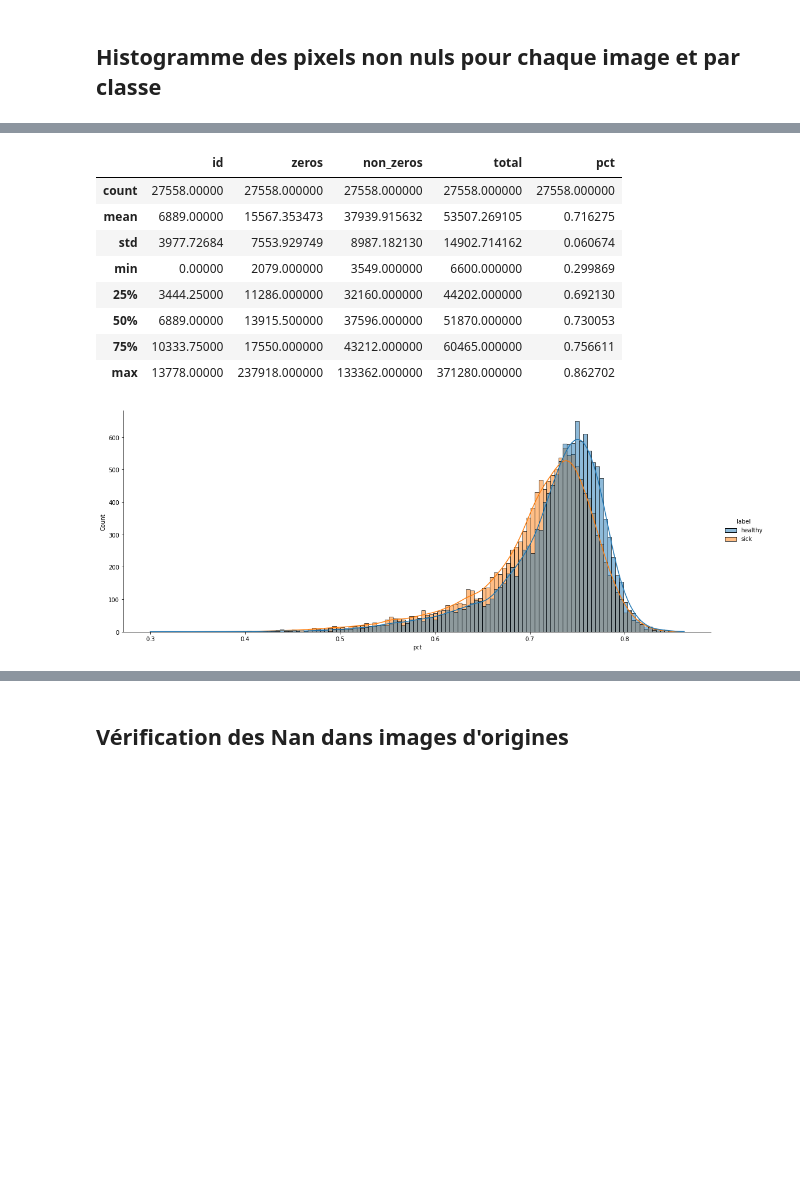
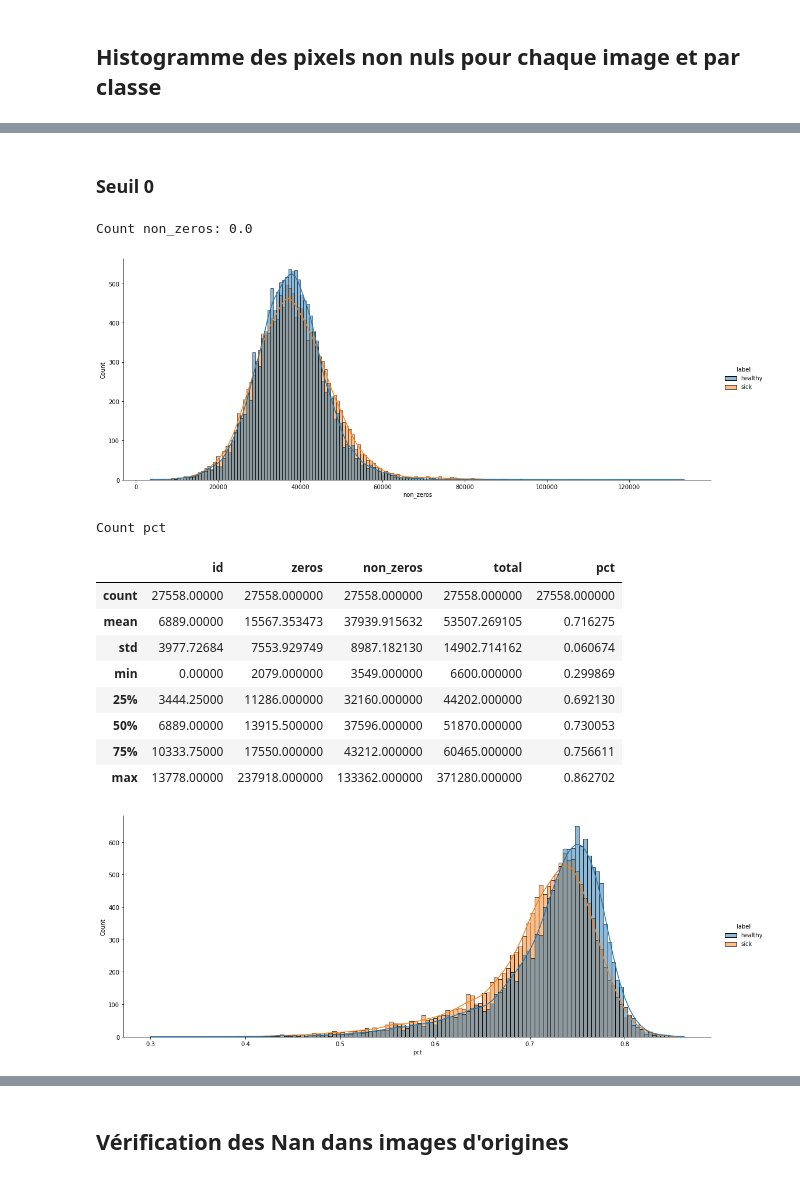
Before and after one commit to kbenmus02/A62-EquipeCV, a Jupyter notebook: notebook/iteration_1_eda_2.ipynb, the cells around one changed output, grey strips where cells are left out. Cells and saved outputs as stored; diff of their text form; code cells hidden in the pictures; blank space fills up the shorter version.

Commit message:
push version seuil

```diff
--- a/notebook/iteration_1_eda_2.ipynb
+++ b/notebook/iteration_1_eda_2.ipynb
@@ -103,18 +103,13 @@ DF_PIXEL_COUNT_ZERO_COL = 1
 DF_PIXEL_COUNT_NON_ZERO_COL = 2
 DF_PIXEL_COUNT_TOTAL_COL = 3
 
-def pixel_count(df_path_img: pd.DataFrame) -> np.array:
+def pixel_count(df_path_img: pd.DataFrame, threshold: float) -> np.array:
     result = np.zeros((len(df_path_img.path_img),4))
     for i, path_img in enumerate(tqdm(df_path_img.path_img)):
         img_arr = cv2.imread(path_img, flags = IMG_IN_COLOR)
-
         result[i,DF_PIXEL_COUNT_ID_COL] = i
-        result[i,DF_PIXEL_COUNT_ZERO_COL] = np.count_nonzero(img_arr == 0)
-        result[i,DF_PIXEL_COUNT_NON_ZERO_COL] = np.count_nonzero(img_arr != 0)
+        result[i,DF_PIXEL_COUNT_ZERO_COL] = np.count_nonzero(img_arr <= threshold)
+        result[i,DF_PIXEL_COUNT_NON_ZERO_COL] = np.count_nonzero(img_arr > threshold)
         result[i,DF_PIXEL_COUNT_TOTAL_COL] = len(img_arr.ravel())
 
     return result
-# %%
-pixel_count_healthy = pixel_count(df_path_img_healthy)
-# %%
-pixel_count_sick = pixel_count(df_path_img_sick)
@@ -135,17 +116,37 @@ df_pixel_count["pct"] = df_pixel_count["non_zeros"] / df_pixel_count["total"]
-# %%
-df_pixel_count.describe()
-# %% [output]
-|  | id | zeros | non_zeros | total | pct |
-| count | 27558.00000 | 27558.000000 | 27558.000000 | 27558.000000 | 27558.000000 |
-| mean | 6889.00000 | 15567.353473 | 37939.915632 | 53507.269105 | 0.716275 |
-| std | 3977.72684 | 7553.929749 | 8987.182130 | 14902.714162 | 0.060674 |
-| min | 0.00000 | 2079.000000 | 3549.000000 | 6600.000000 | 0.299869 |
-| 25% | 3444.25000 | 11286.000000 | 32160.000000 | 44202.000000 | 0.692130 |
-| 50% | 6889.00000 | 13915.500000 | 37596.000000 | 51870.000000 | 0.730053 |
-| 75% | 10333.75000 | 17550.000000 | 43212.000000 | 60465.000000 | 0.756611 |
-| max | 13778.00000 | 237918.000000 | 133362.000000 | 371280.000000 | 0.862702 |
-# %%
-sns.displot(data = df_pixel_count, x = df_pixel_count["pct"], kde = True, hue = "label", aspect=2.5, height=6)
-plt.show()
-# %% [output]
-[figure, removed]
+# %% [markdown]
+### Seuil 0
+# %%
+def plot_pixel_count(df_path_img_healthy: pd.DataFrame, df_path_img_sick: pd.DataFrame, threshold: float):
+    pixel_count_healthy = pixel_count(df_path_img_healthy, threshold)
+    pixel_count_sick = pixel_count(df_path_img_sick, threshold)
+    # make dataframe
+    df_pixel_count_healthy = pd.DataFrame(pixel_count_healthy, columns=["id", "zeros", "non_zeros", "total"])
+    df_pixel_count_healthy["label"] = "healthy"
+    df_pixel_count_sick = pd.DataFrame(pixel_count_sick, columns=["id", "zeros", "non_zeros", "total"])
+    df_pixel_count_sick["label"] = "sick"
+    df_pixel_count = pd.concat([df_pixel_count_healthy, df_pixel_count_sick], ignore_index = True)
+    # plot count
+    print("Count non_zeros:", threshold)
+    sns.displot(data = df_pixel_count, x = df_pixel_count["non_zeros"], kde = True, hue = "label", aspect=2.5, height=6)
+    plt.show()
+    print("Count pct")
+    df_pixel_count["pct"] = df_pixel_count["non_zeros"] / df_pixel_count["total"]
+    display(df_pixel_count.describe())
+    sns.displot(data = df_pixel_count, x = df_pixel_count["pct"], kde = True, hue = "label", aspect=2.5, height=6)
+    plt.show()
+# %%
+plot_pixel_count(df_path_img_healthy, df_path_img_sick, 0.0)
+# %% [output]
+Count non_zeros: 0.0
+[figure, added]
+Count pct
+|  | id | zeros | non_zeros | total | pct |
+| count | 27558.00000 | 27558.000000 | 27558.000000 | 27558.000000 | 27558.000000 |
+| mean | 6889.00000 | 15567.353473 | 37939.915632 | 53507.269105 | 0.716275 |
+| std | 3977.72684 | 7553.929749 | 8987.182130 | 14902.714162 | 0.060674 |
+| min | 0.00000 | 2079.000000 | 3549.000000 | 6600.000000 | 0.299869 |
+| 25% | 3444.25000 | 11286.000000 | 32160.000000 | 44202.000000 | 0.692130 |
+| 50% | 6889.00000 | 13915.500000 | 37596.000000 | 51870.000000 | 0.730053 |
+| 75% | 10333.75000 | 17550.000000 | 43212.000000 | 60465.000000 | 0.756611 |
+| max | 13778.00000 | 237918.000000 | 133362.000000 | 371280.000000 | 0.862702 |
+[figure, added]
```
Also changed, not shown: parts of 13 cells of this notebook.
